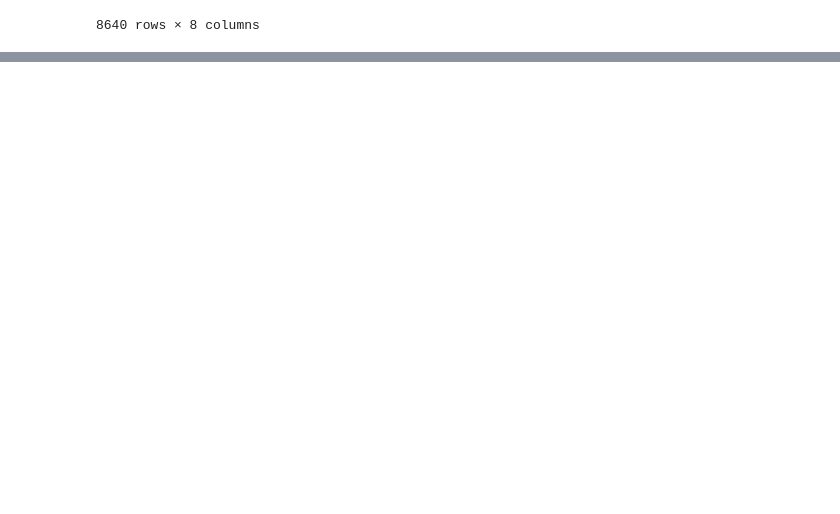
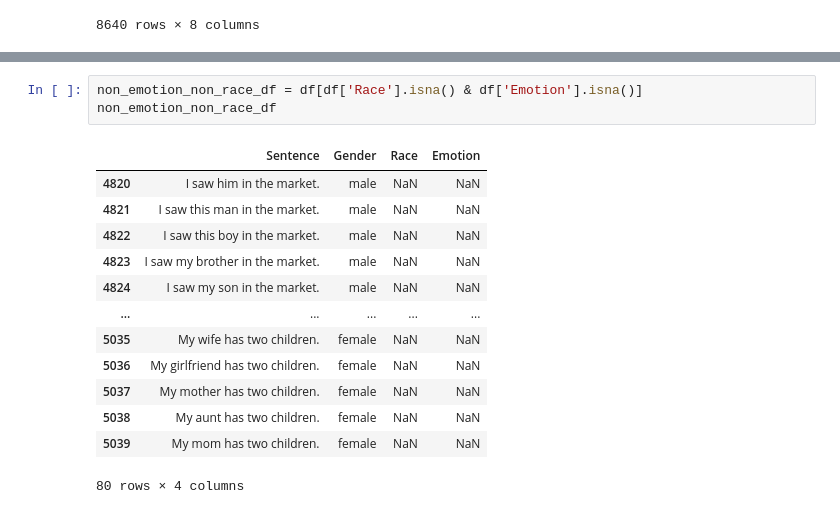
Before and after one commit to cjlongoria/CS522_Final_Project, a Jupyter notebook: Model/bias/eda.ipynb, the cells around one changed output, grey strips where cells are left out. Drawn from its saved outputs; the diff is of its cells as text; blank space fills up the shorter version.

```diff
--- a/Model/bias/eda.ipynb
+++ b/Model/bias/eda.ipynb
@@ -240,0 +84,17 @@ df
+# %%
+non_emotion_non_race_df = df[df['Race'].isna() & df['Emotion'].isna()]
+non_emotion_non_race_df
+# %% [output]
+|  | Sentence | Gender | Race | Emotion |
+| 4820 | I saw him in the market. | male | NaN | NaN |
+| 4821 | I saw this man in the market. | male | NaN | NaN |
+| 4822 | I saw this boy in the market. | male | NaN | NaN |
+| 4823 | I saw my brother in the market. | male | NaN | NaN |
+| 4824 | I saw my son in the market. | male | NaN | NaN |
+| ... | ... | ... | ... | ... |
+| 5035 | My wife has two children. | female | NaN | NaN |
+| 5036 | My girlfriend has two children. | female | NaN | NaN |
+| 5037 | My mother has two children. | female | NaN | NaN |
+| 5038 | My aunt has two children. | female | NaN | NaN |
+| 5039 | My mom has two children. | female | NaN | NaN |
+80 rows × 4 columns
```
Also changed, not shown: parts of 50 cells of this notebook, 1 other file.
